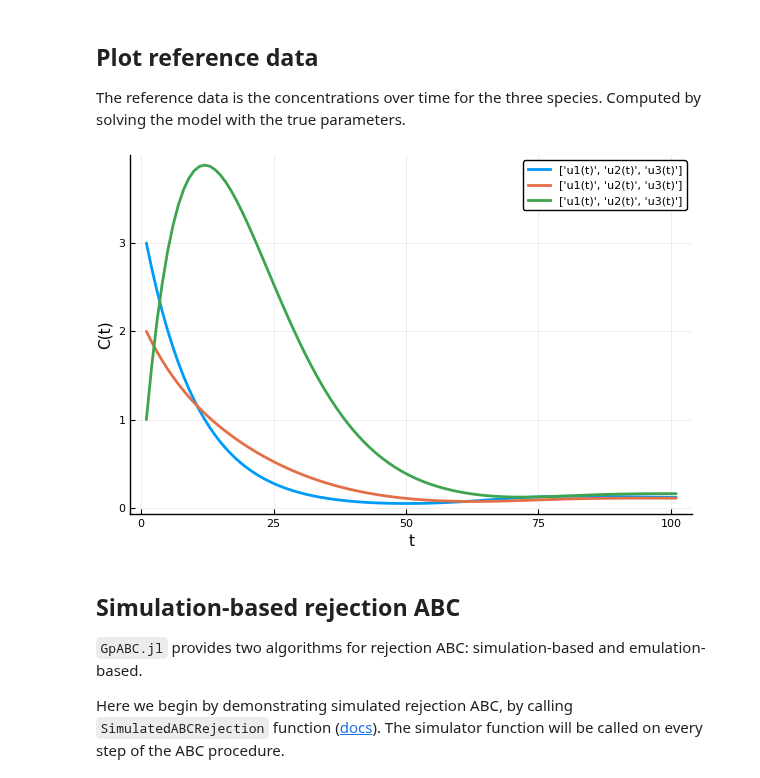
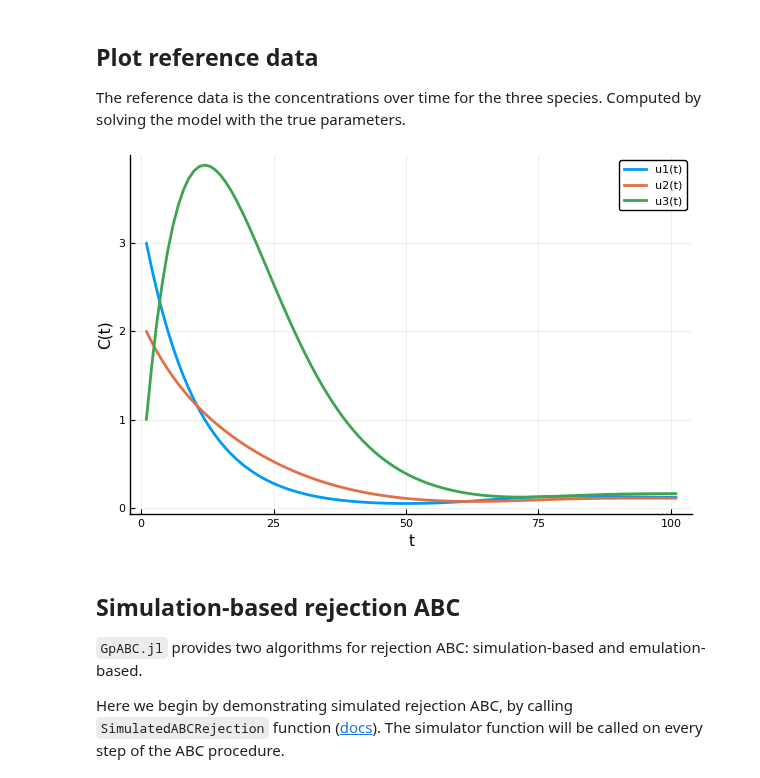
Before and after one commit to tanhevg/GpABC.jl, a Jupyter notebook: examples/abc-example.ipynb, the cells around one changed output. Saved outputs shown, nothing was run; the diff lists cells and outputs as text; code cells hidden in the pictures.

```diff
--- a/examples/abc-example.ipynb
+++ b/examples/abc-example.ipynb
@@ -111,11 +111,11 @@ The reference data is the concentrations over time for the three species. Comput
 # %%
 #
 # Get reference data and plot it
 #
 reference_data = simulator_function(true_params[param_indices])
-plot(reference_data', xlabel="t", ylabel="C(t)", linewidth=2, labels=["u1(t)", "u2(t)", "u3(t)"])
+plot(reference_data', xlabel="t", ylabel="C(t)", linewidth=2, labels=["u1(t)" "u2(t)" "u3(t)"])
 # %% [output]
-[figure, old version]
+[figure, new version]
 # %% [markdown]
 ## Simulation-based rejection ABC
 
```
Also changed, not shown: parts of 11 cells of this notebook, 4 other files.
